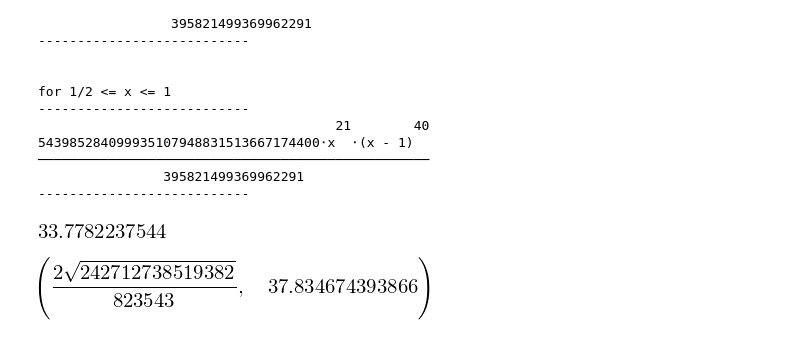
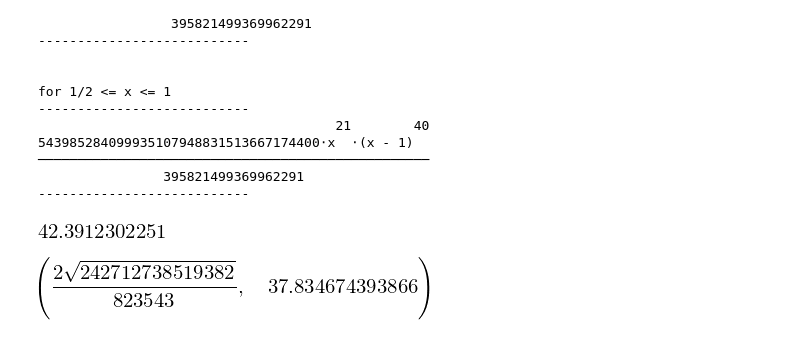
Before and after one commit to MthwRobinson/APPLPy, a Jupyter notebook: docs/APPLPy Paper.ipynb, the cells around one changed output. Cells and saved outputs as stored; diff of their text form; code cells hidden in the pictures.

```diff
--- a/docs/APPLPy Paper.ipynb
+++ b/docs/APPLPy Paper.ipynb
@@ -180,18 +175,18 @@ for 1/2 <= x <= 1
 # %%
 # Example 3.2
 # %%
-rand.seed(5)
-tr = [16,23,38,94,99,141,197]
-n = len(tr)
+rand.seed(3)
+treatment = [16,23,38,94,99,141,197]
+n = len(treatment)
 B = 50
 x = []
-for i in range(50):
-    samp = [rand.sample(tr,1)[0] for i in range(n)]
+for i in range(B):
+    samp = [rand.sample(treatment,1)[0] for i in range(n)]
     med = np.median(samp)
     x.append(med)
 np.std(x)
 # %% [output]
-[figure, old version]
+[figure, new version]
 # %%
 treatment = [16,23,38,94,99,141,197]
 X = BootstrapRV(treatment)
```
Also changed, not shown: parts of 17 cells of this notebook, 1 other file.
